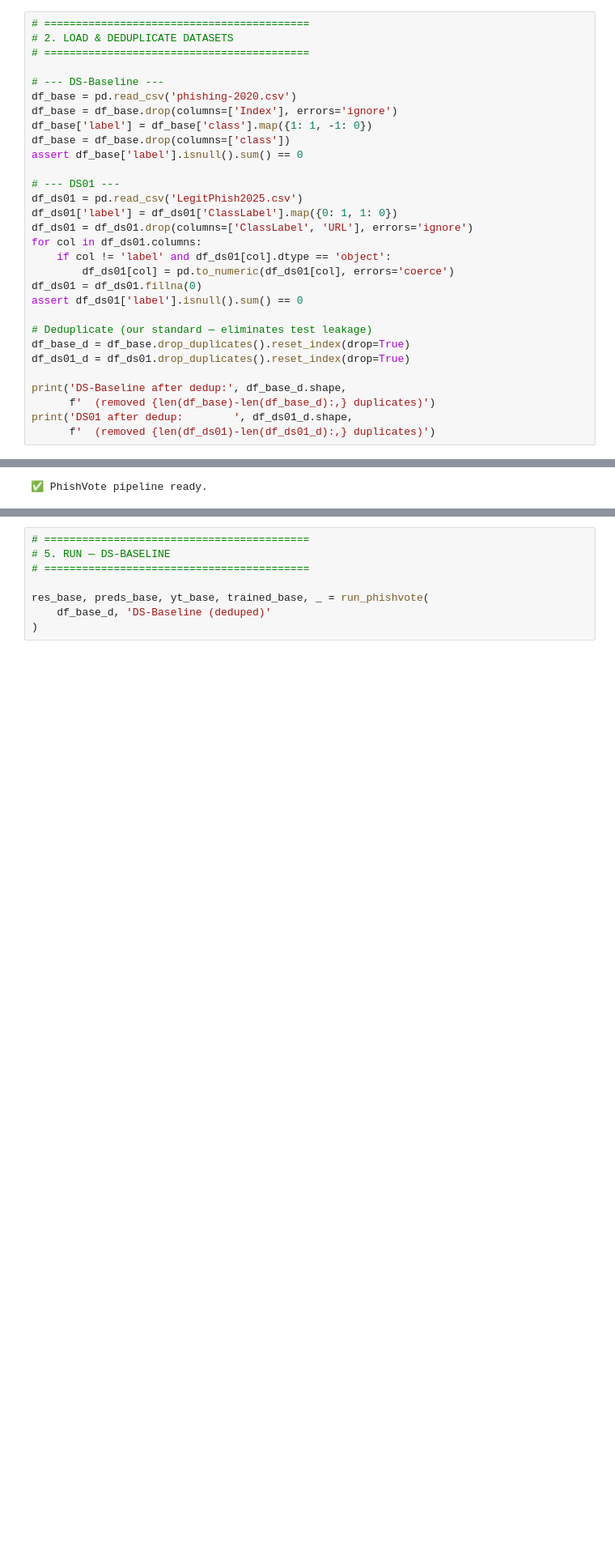
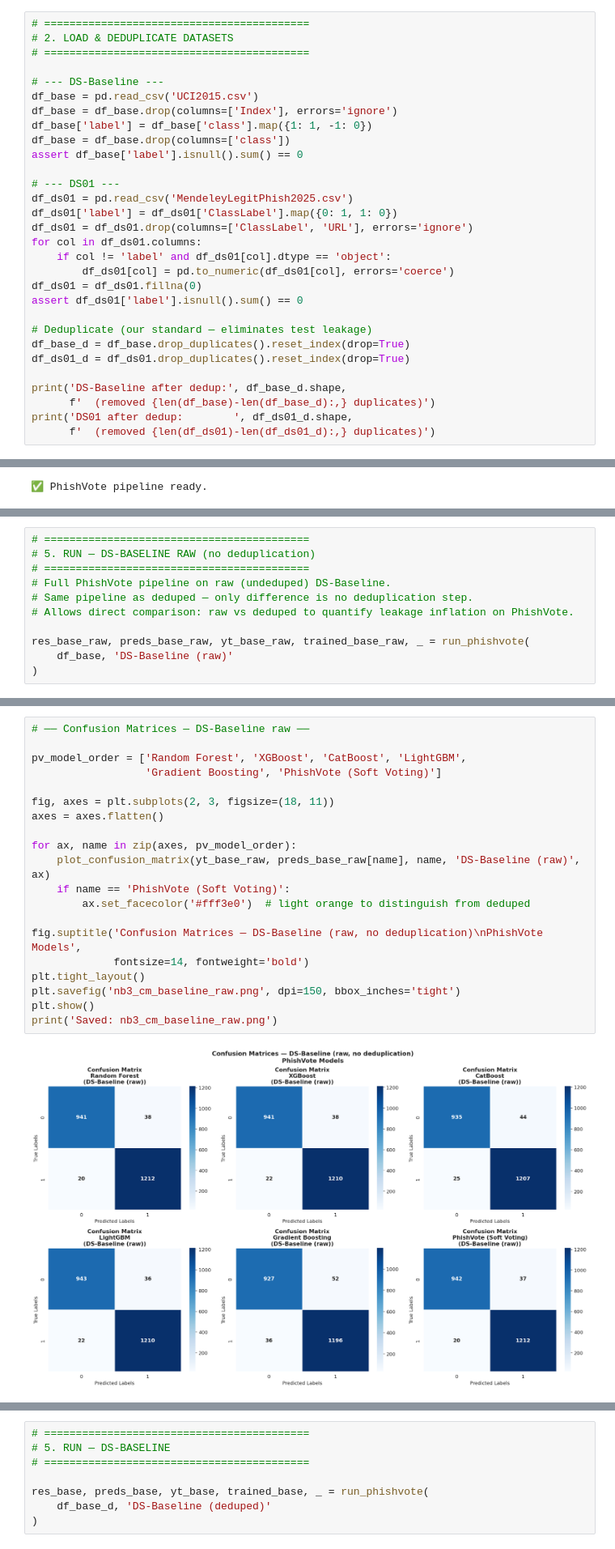
Before and after one commit to specertorduke/PhishVote, a Jupyter notebook: Results/PhishVote/notebook_3_phishvote_v2 (1).ipynb, the cells around one changed output, grey strips where cells are left out. Shown at 81% size. Saved outputs shown, nothing was run; the diff lists cells and outputs as text; blank space fills up the shorter version.

Commit message:
UPDATED PHISHVOTE RESULTS

```diff
--- a/Results/Model/notebook_3_phishvote_result.ipynb
+++ b/Results/PhishVote/notebook_3_phishvote_v2 (1).ipynb
@@ -55,14 +55,14 @@ print('✅ Setup complete.')
 # ==========================================
 
 # --- DS-Baseline ---
-df_base = pd.read_csv('phishing-2020.csv')
+df_base = pd.read_csv('UCI2015.csv')
 df_base = df_base.drop(columns=['Index'], errors='ignore')
 df_base['label'] = df_base['class'].map({1: 1, -1: 0})
 df_base = df_base.drop(columns=['class'])
 assert df_base['label'].isnull().sum() == 0
 
 # --- DS01 ---
-df_ds01 = pd.read_csv('LegitPhish2025.csv')
+df_ds01 = pd.read_csv('MendeleyLegitPhish2025.csv')
 df_ds01['label'] = df_ds01['ClassLabel'].map({0: 1, 1: 0})
 df_ds01 = df_ds01.drop(columns=['ClassLabel', 'URL'], errors='ignore')
 for col in df_ds01.columns:
@@ -227,0 +231,11 @@ print('✅ PhishVote pipeline ready.')
+# %%
+# ==========================================
+# 5. RUN — DS-BASELINE RAW (no deduplication)
+# ==========================================
+# Full PhishVote pipeline on raw (undeduped) DS-Baseline.
+# Same pipeline as deduped — only difference is no deduplication step.
+# Allows direct comparison: raw vs deduped to quantify leakage inflation on PhishVote.
+
+res_base_raw, preds_base_raw, yt_base_raw, trained_base_raw, _ = run_phishvote(
+    df_base, 'DS-Baseline (raw)'
+)
@@ -227,0 +250,22 @@ print('✅ PhishVote pipeline ready.')
+# %%
+# ── Confusion Matrices — DS-Baseline raw ──
+
+pv_model_order = ['Random Forest', 'XGBoost', 'CatBoost', 'LightGBM',
+                  'Gradient Boosting', 'PhishVote (Soft Voting)']
+
+fig, axes = plt.subplots(2, 3, figsize=(18, 11))
+axes = axes.flatten()
+
+for ax, name in zip(axes, pv_model_order):
+    plot_confusion_matrix(yt_base_raw, preds_base_raw[name], name, 'DS-Baseline (raw)', ax)
+    if name == 'PhishVote (Soft Voting)':
+        ax.set_facecolor('#fff3e0')  # light orange to distinguish from deduped
+
+fig.suptitle('Confusion Matrices — DS-Baseline (raw, no deduplication)\nPhishVote Models',
+             fontsize=14, fontweight='bold')
+plt.tight_layout()
+plt.savefig('nb3_cm_baseline_raw.png', dpi=150, bbox_inches='tight')
+plt.show()
+print('Saved: nb3_cm_baseline_raw.png')
+# %% [output]
+[figure, added]
```
Also changed, not shown: parts of 6 cells of this notebook, 5 other files.
